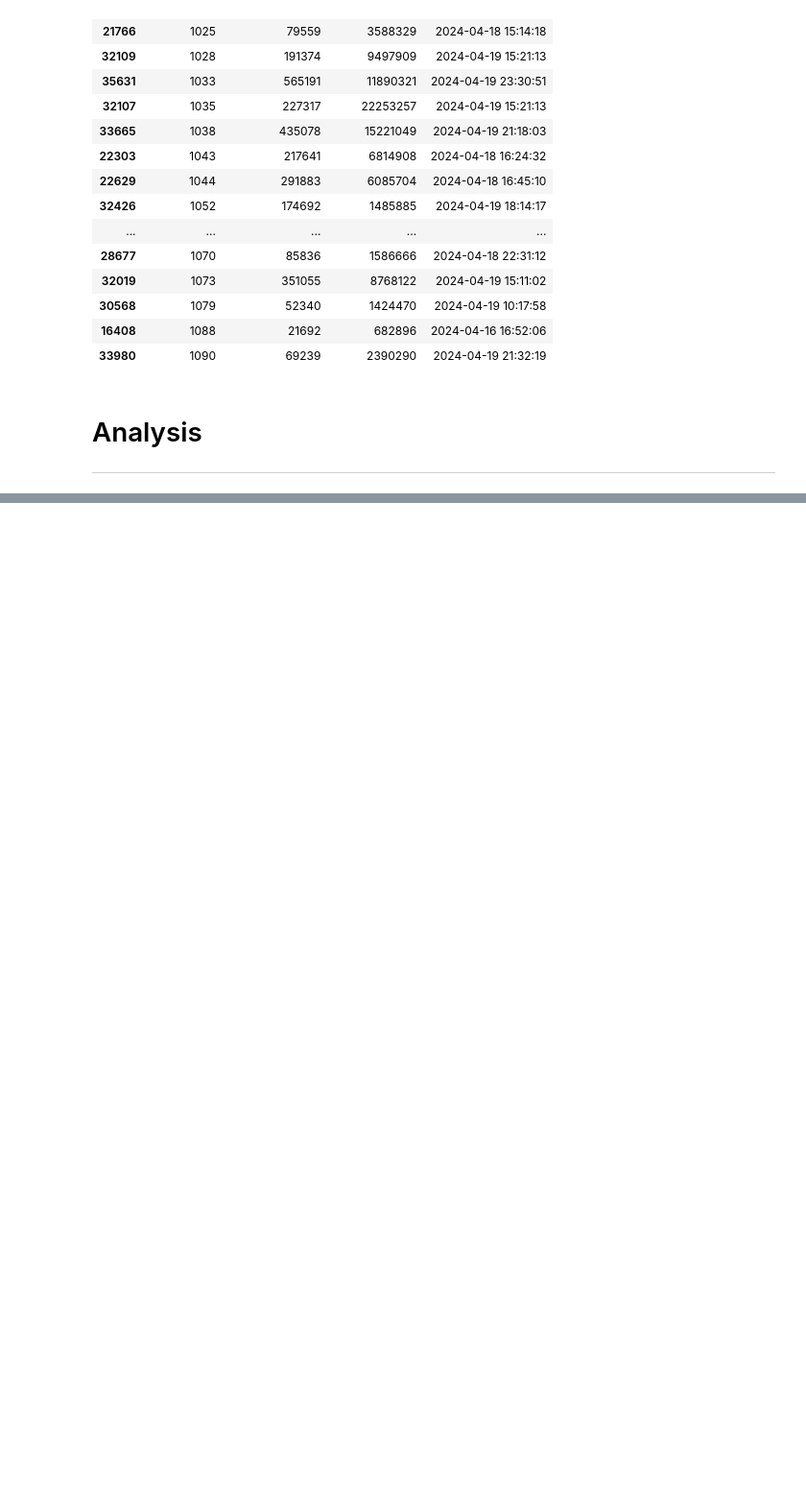
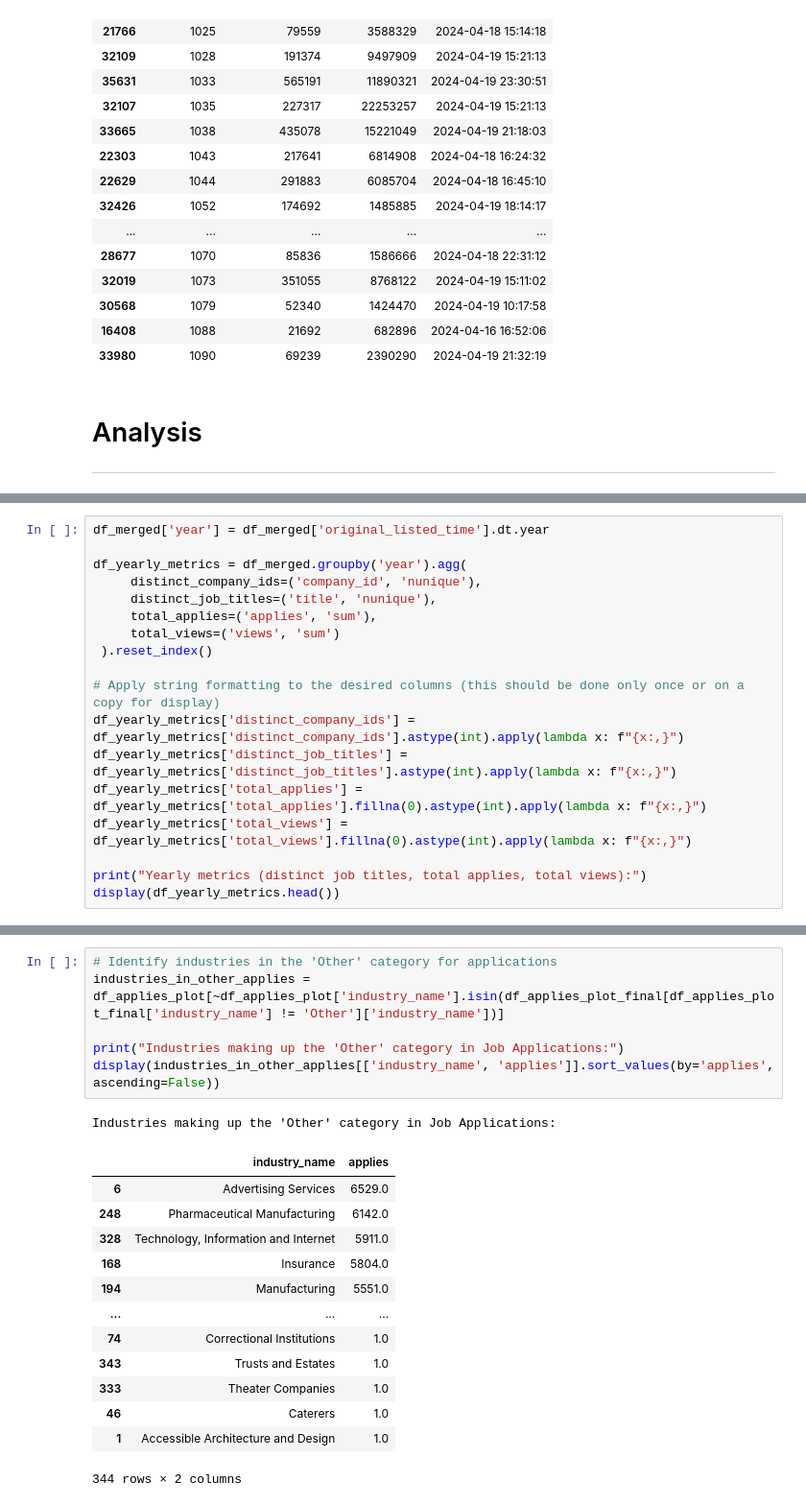
Before and after one commit to gettokeroro/DADS5001_MINI_PROJECT, a Jupyter notebook: Job_Application_Analysis.ipynb, the cells around one changed output, grey strips where cells are left out. Shown at 96% size. Drawn from its saved outputs; the diff is of its cells as text; blank space fills up the shorter version.

```diff
--- a/Job_Application_Analysis.ipynb
+++ b/Job_Application_Analysis.ipynb
@@ -380,0 +314,18 @@ plt.show()
+# %%
+df_merged['year'] = df_merged['original_listed_time'].dt.year
+
+df_yearly_metrics = df_merged.groupby('year').agg(
+     distinct_company_ids=('company_id', 'nunique'),
+     distinct_job_titles=('title', 'nunique'),
+     total_applies=('applies', 'sum'),
+     total_views=('views', 'sum')
+ ).reset_index()
+
+# Apply string formatting to the desired columns (this should be done only once or on a copy for display)
+df_yearly_metrics['distinct_company_ids'] = df_yearly_metrics['distinct_company_ids'].astype(int).apply(lambda x: f"{x:,}")
+df_yearly_metrics['distinct_job_titles'] = df_yearly_metrics['distinct_job_titles'].astype(int).apply(lambda x: f"{x:,}")
+df_yearly_metrics['total_applies'] = df_yearly_metrics['total_applies'].fillna(0).astype(int).apply(lambda x: f"{x:,}")
+df_yearly_metrics['total_views'] = df_yearly_metrics['total_views'].fillna(0).astype(int).apply(lambda x: f"{x:,}")
+
+print("Yearly metrics (distinct job titles, total applies, total views):")
+display(df_yearly_metrics.head())
@@ -380,0 +456,21 @@ plt.show()
+# %%
+# Identify industries in the 'Other' category for applications
+industries_in_other_applies = df_applies_plot[~df_applies_plot['industry_name'].isin(df_applies_plot_final[df_applies_plot_final['industry_name'] != 'Other']['industry_name'])]
+
+print("Industries making up the 'Other' category in Job Applications:")
+display(industries_in_other_applies[['industry_name', 'applies']].sort_values(by='applies', ascending=False))
+# %% [output]
+Industries making up the 'Other' category in Job Applications:
+|  | industry_name | applies |
+| 6 | Advertising Services | 6529.0 |
+| 248 | Pharmaceutical Manufacturing | 6142.0 |
+| 328 | Technology, Information and Internet | 5911.0 |
+| 168 | Insurance | 5804.0 |
+| 194 | Manufacturing | 5551.0 |
+| ... | ... | ... |
+| 74 | Correctional Institutions | 1.0 |
+| 343 | Trusts and Estates | 1.0 |
+| 333 | Theater Companies | 1.0 |
+| 46 | Caterers | 1.0 |
+| 1 | Accessible Architecture and Design | 1.0 |
+344 rows × 2 columns
```
Also changed, not shown: parts of 26 cells of this notebook.
